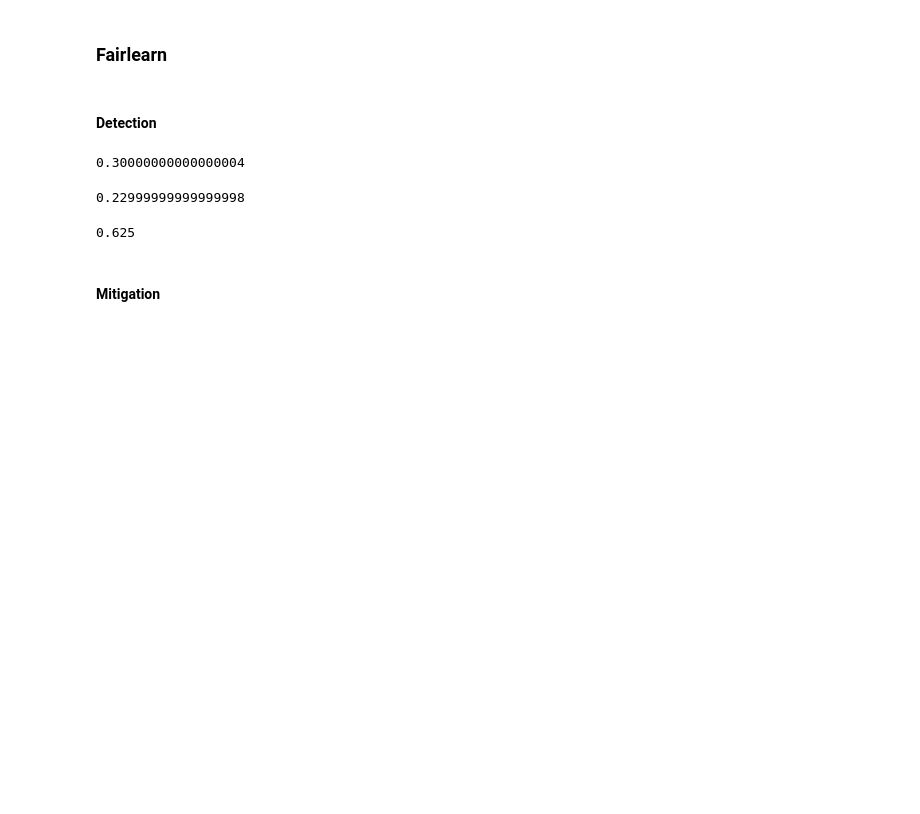
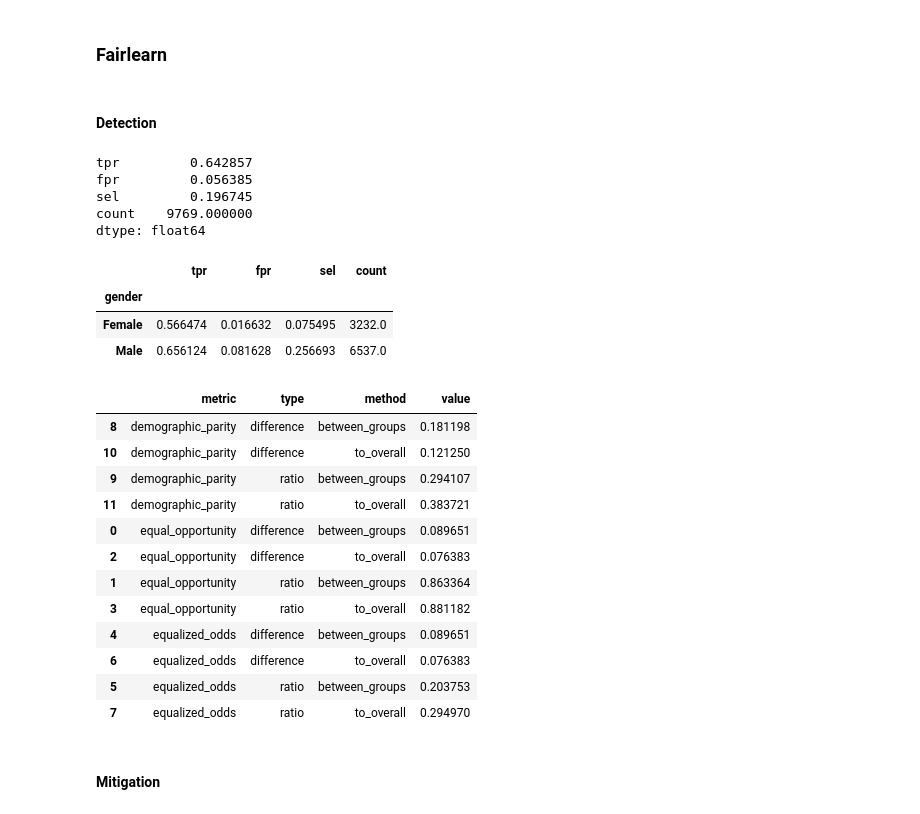
Before and after one commit to mateuszkasprowicz/fairness-toolkits, a Jupyter notebook: notebooks/adult_census.ipynb, the cells around one changed output. Drawn from its saved outputs; the diff is of its cells as text; code cells hidden in the pictures; blank space fills up the shorter version.

```diff
--- a/notebooks/adult_census.ipynb
+++ b/notebooks/adult_census.ipynb
@@ -114,15 +164,34 @@ from fairlearn.metrics import demographic_parity_ratio, demographic_parity_diffe
+# %%
+mf.overall
+# %% [output]
+tpr         0.642857
+fpr         0.056385
+sel         0.196745
+count    9769.000000
+dtype: float64
+# %%
+mf.by_group
+# %% [output]
+|  | tpr | fpr | sel | count |
+| gender |  |  |  |  |
+| Female | 0.566474 | 0.016632 | 0.075495 | 3232.0 |
+| Male | 0.656124 | 0.081628 | 0.256693 | 6537.0 |
 # %%
-demographic_parity_difference(y_test, y_pred, sensitive_features=z_test, method="between_groups")
+calculate_fairlearn_metrics(y_test, y_pred, z_test)
 # %% [output]
-0.30000000000000004
+|  | metric | type | method | value |
+| 8 | demographic_parity | difference | between_groups | 0.181198 |
+| 10 | demographic_parity | difference | to_overall | 0.121250 |
+| 9 | demographic_parity | ratio | between_groups | 0.294107 |
+| 11 | demographic_parity | ratio | to_overall | 0.383721 |
+| 0 | equal_opportunity | difference | between_groups | 0.089651 |
+| 2 | equal_opportunity | difference | to_overall | 0.076383 |
+| 1 | equal_opportunity | ratio | between_groups | 0.863364 |
+| 3 | equal_opportunity | ratio | to_overall | 0.881182 |
+| 4 | equalized_odds | difference | between_groups | 0.089651 |
+| 6 | equalized_odds | difference | to_overall | 0.076383 |
+| 5 | equalized_odds | ratio | between_groups | 0.203753 |
+| 7 | equalized_odds | ratio | to_overall | 0.294970 |
-# %%
-demographic_parity_difference(y_test, y_pred, sensitive_features=z_test, method="to_overall")
-# %% [output]
-0.22999999999999998
-# %%
-demographic_parity_ratio(y_test, y_pred, sensitive_features=z_test)
-# %% [output]
-0.625
 # %% [markdown]
 #### Mitigation
 # %%
```
Also changed, not shown: parts of 40 cells of this notebook, 2 other files.
